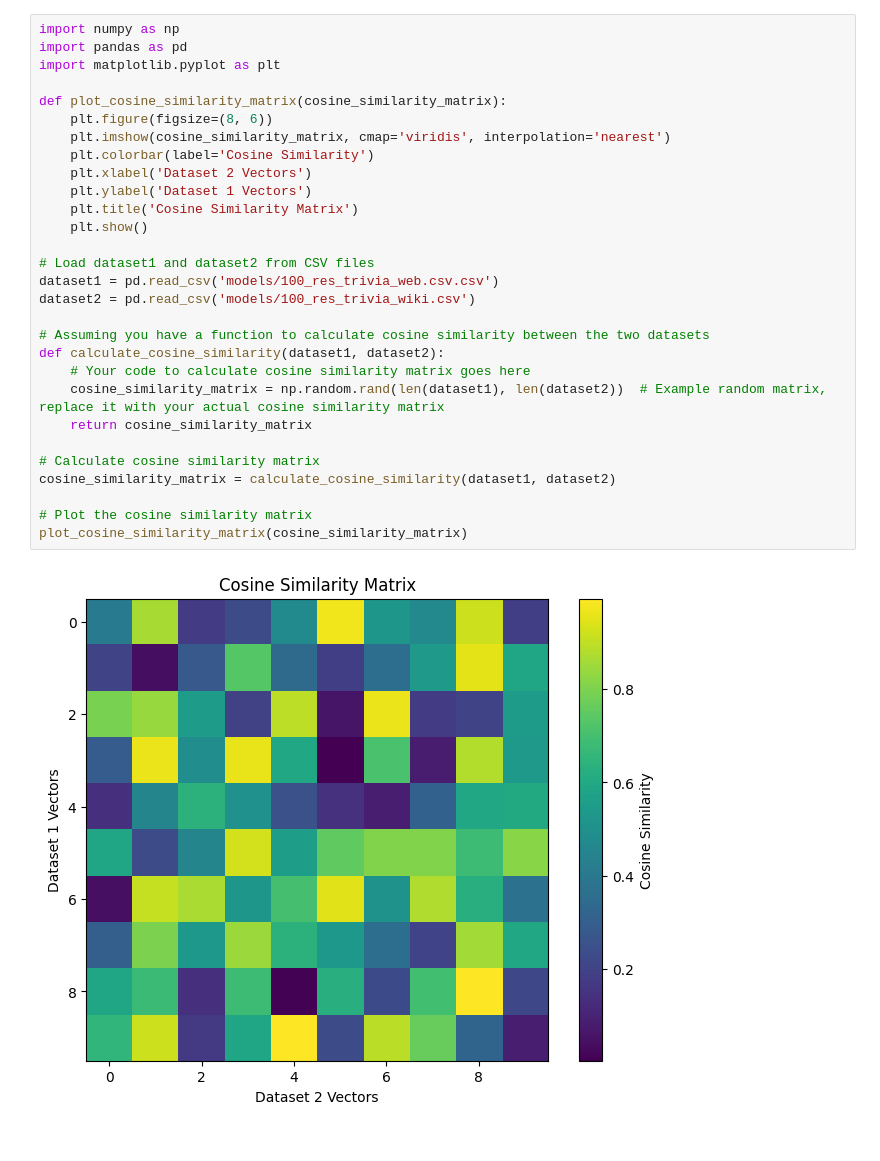
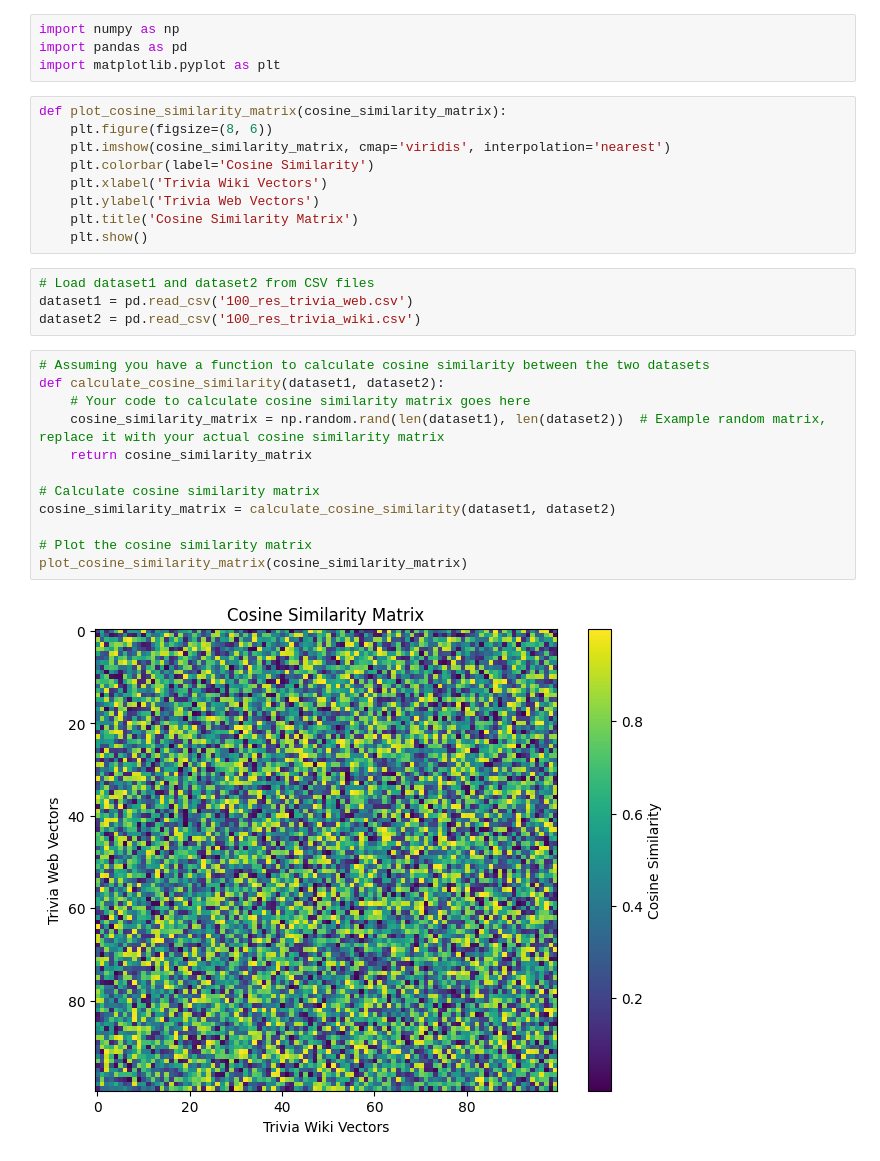
Before and after one commit to rxdhikx/Large-Language-Model, a Jupyter notebook: cosine_similarity.ipynb, the cells around one changed output. Saved outputs shown, nothing was run; the diff lists cells and outputs as text.

```diff
--- a/cosine_similarity.ipynb
+++ b/cosine_similarity.ipynb
@@ -1,31 +1,31 @@
+# %%
+import numpy as np
+import pandas as pd
+import matplotlib.pyplot as plt
+# %%
+def plot_cosine_similarity_matrix(cosine_similarity_matrix):
+    plt.figure(figsize=(8, 6))
+    plt.imshow(cosine_similarity_matrix, cmap='viridis', interpolation='nearest')
+    plt.colorbar(label='Cosine Similarity')
+    plt.xlabel('Trivia Wiki Vectors')
+    plt.ylabel('Trivia Web Vectors')
+    plt.title('Cosine Similarity Matrix')
+    plt.show()
+# %%
+# Load dataset1 and dataset2 from CSV files
+dataset1 = pd.read_csv('100_res_trivia_web.csv')
+dataset2 = pd.read_csv('100_res_trivia_wiki.csv')
 # %%
-import numpy as np
-import pandas as pd
-import matplotlib.pyplot as plt
-
-def plot_cosine_similarity_matrix(cosine_similarity_matrix):
-    plt.figure(figsize=(8, 6))
-    plt.imshow(cosine_similarity_matrix, cmap='viridis', interpolation='nearest')
-    plt.colorbar(label='Cosine Similarity')
-    plt.xlabel('Dataset 2 Vectors')
-    plt.ylabel('Dataset 1 Vectors')
-    plt.title('Cosine Similarity Matrix')
-    plt.show()
-
-# Load dataset1 and dataset2 from CSV files
-dataset1 = pd.read_csv('models/100_res_trivia_web.csv.csv')
-dataset2 = pd.read_csv('models/100_res_trivia_wiki.csv')
-
 # Assuming you have a function to calculate cosine similarity between the two datasets
 def calculate_cosine_similarity(dataset1, dataset2):
     # Your code to calculate cosine similarity matrix goes here
     cosine_similarity_matrix = np.random.rand(len(dataset1), len(dataset2))  # Example random matrix, replace it with your actual cosine similarity matrix
     return cosine_similarity_matrix
 
 # Calculate cosine similarity matrix
 cosine_similarity_matrix = calculate_cosine_similarity(dataset1, dataset2)
 
 # Plot the cosine similarity matrix
 plot_cosine_similarity_matrix(cosine_similarity_matrix)
 # %% [output]
-[figure, old version]
+[figure, new version]
```
